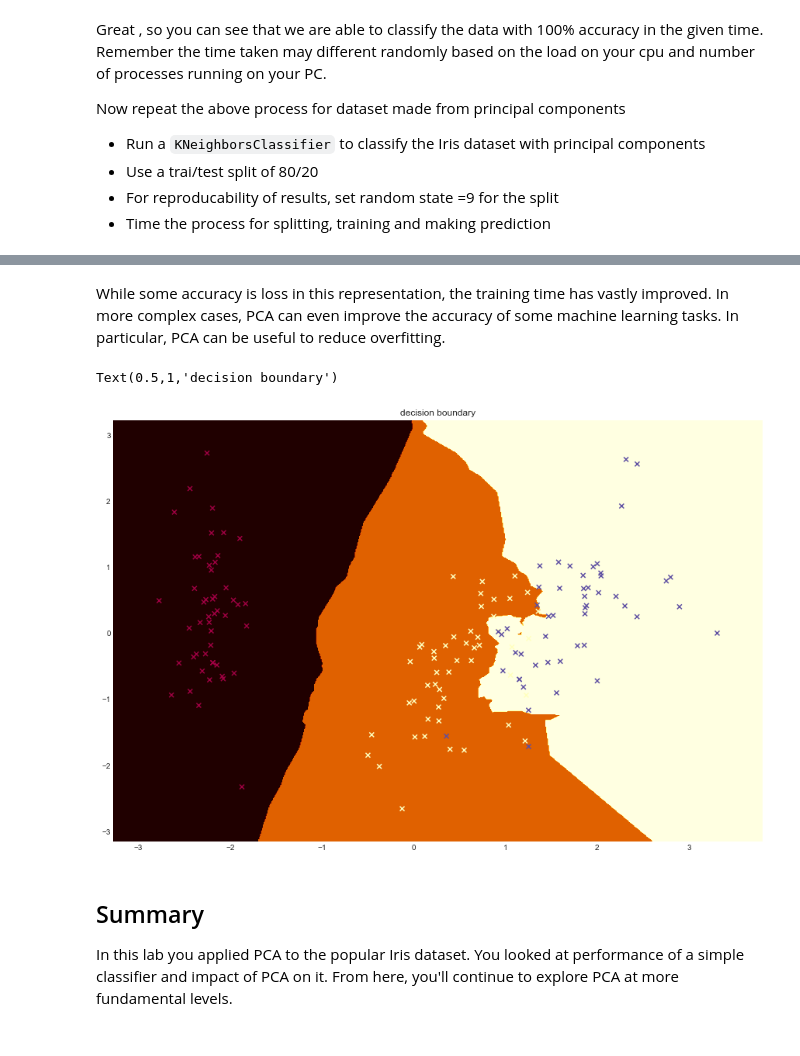
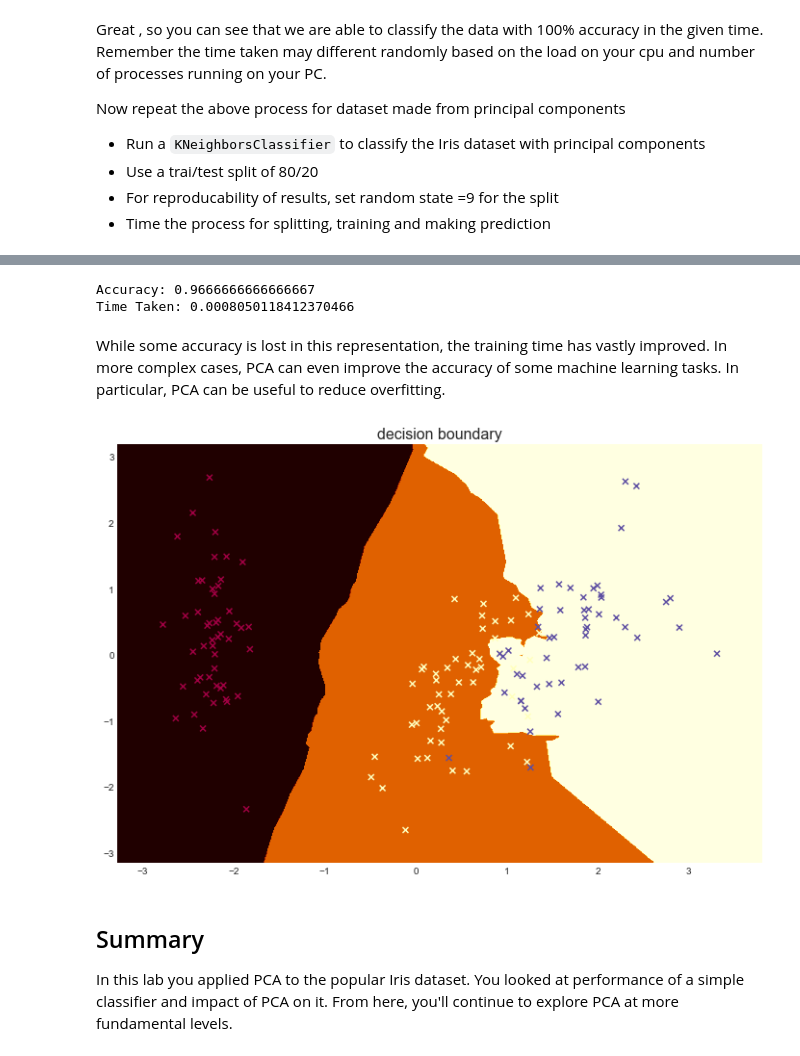
Before and after one commit to magnawhale/dsc-pca-in-scikitlearn-lab-online-ds-ft-051319, a Jupyter notebook: index.ipynb, the cells around one changed output, grey strips where cells are left out. Cells and saved outputs as stored; diff of their text form; code cells hidden in the pictures.

```diff
--- a/index.ipynb
+++ b/index.ipynb
@@ -144,30 +160,48 @@ Time Taken: 0.00035927799763157964
+# %%
+# Run the classifer on PCA'd data
+start = datetime.datetime.now()
+
+# train test split
+X = components_result_df.drop('Target', axis=1)
+y = iris.get('target')
+y = preprocessing.LabelEncoder().fit_transform(y)
+
+start = timeit.timeit()
+X_train, X_test, Y_train, Y_test = train_test_split(X, y, test_size=0.2, random_state=9)
+model = KNeighborsClassifier()
+model.fit(X_train, Y_train)
+Yhat = model.predict(X_test)
+acc = metrics.accuracy_score(Yhat, Y_test)
+end = timeit.timeit()
+print("Accuracy:",acc)
+print ("Time Taken:", np.abs(end - start))
+# %% [output]
+Accuracy: 0.9666666666666667
+Time Taken: 0.0008050118412370466
 # %% [markdown]
-While some accuracy is loss in this representation, the training time has vastly improved. In more complex cases, PCA can even improve the accuracy of some machine learning tasks. In particular, PCA can be useful to reduce overfitting.
+While some accuracy is lost in this representation, the training time has vastly improved. In more complex cases, PCA can even improve the accuracy of some machine learning tasks. In particular, PCA can be useful to reduce overfitting.
 # %%
 # Plot decision boundary using principal components
 def decision_boundary(pred_func):
-
     #Set the boundary
     x_min, x_max = X.iloc[:, 0].min() - 0.5, X.iloc[:, 0].max() + 0.5
     y_min, y_max = X.iloc[:, 1].min() - 0.5, X.iloc[:, 1].max() + 0.5
     h = 0.01
 
     # build meshgrid
     xx, yy = np.meshgrid(np.arange(x_min, x_max, h), np.arange(y_min, y_max, h))
     Z = pred_func(np.c_[xx.ravel(), yy.ravel()])
     Z = Z.reshape(xx.shape)
 
     # plot the contour
-    plt.figure(figsize=(15,10))
+    plt.figure(figsize=(12,8))
     plt.contourf(xx, yy, Z, cmap=plt.cm.afmhot)
     plt.scatter(X.iloc[:, 0], X.iloc[:, 1], c=y, cmap=plt.cm.Spectral, marker='x')
 
 decision_boundary(lambda x: model.predict(x))
-
-plt.title("decision boundary")
+plt.title("decision boundary", fontsize=16);
 # %% [output]
-Text(0.5,1,'decision boundary')
-[figure, old version]
+[figure, new version]
 # %% [markdown]
 ## Summary
 
```
Also changed, not shown: parts of 4 cells of this notebook.
